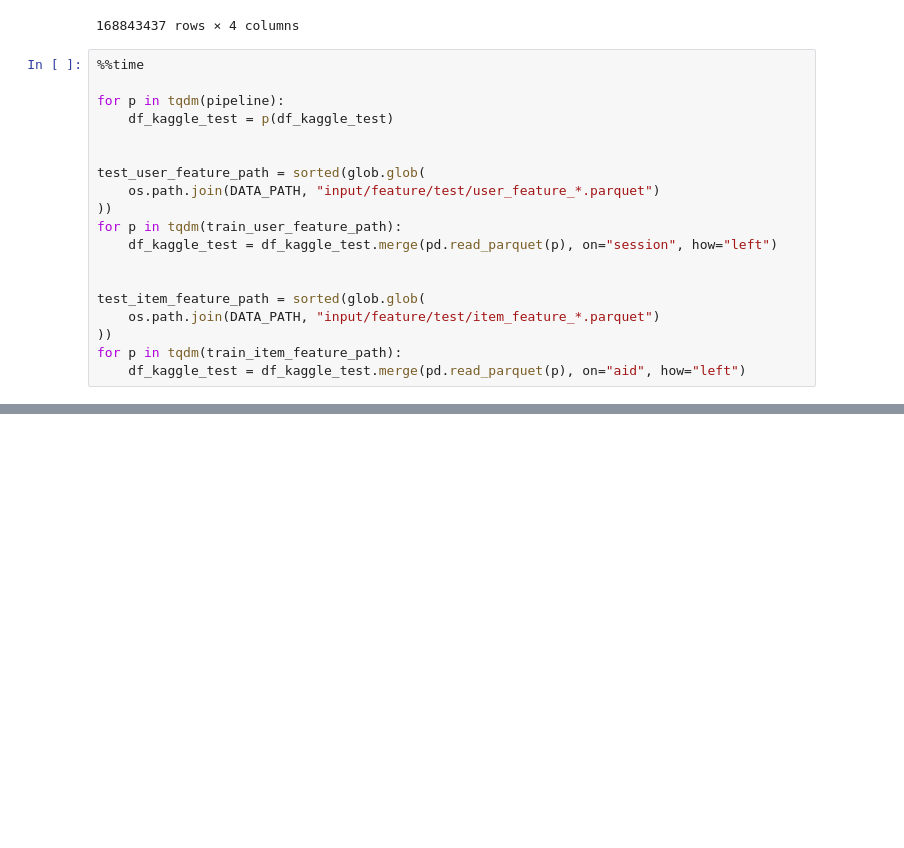
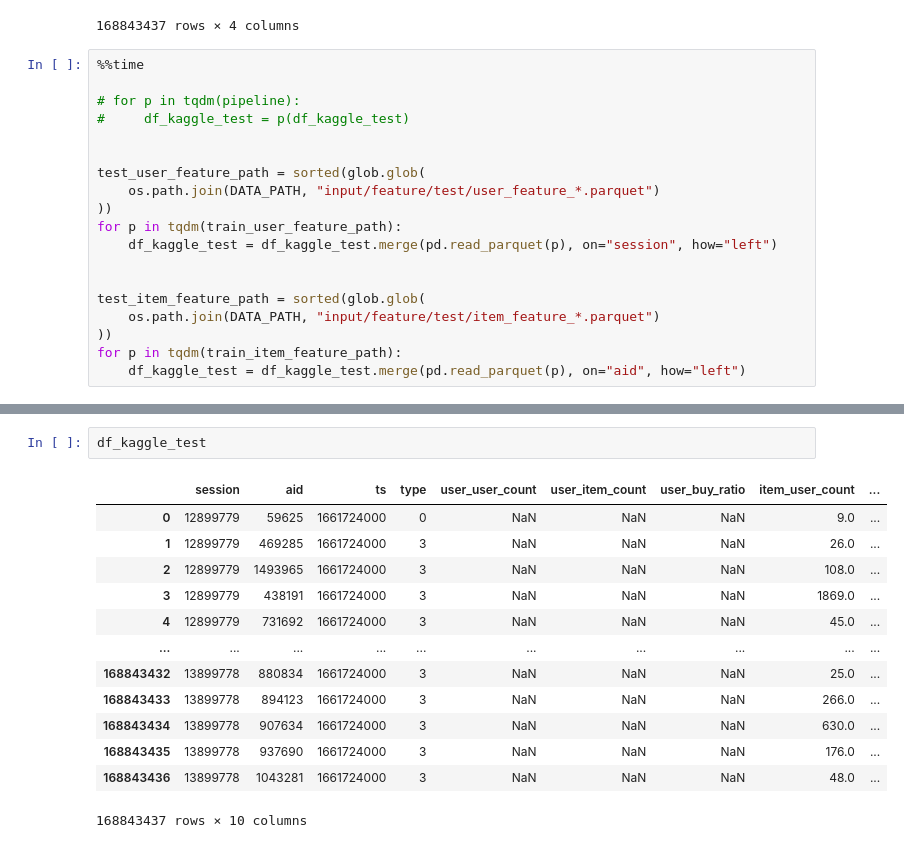
Before and after one commit to Kaggle-Competitions-Code/otto-recommender-system, a Jupyter notebook: notebook/rerank.ipynb, the cells around one changed output, grey strips where cells are left out. Saved outputs shown, nothing was run; the diff lists cells and outputs as text; blank space fills up the shorter version.

```diff
--- a/notebook/rerank.ipynb
+++ b/notebook/rerank.ipynb
@@ -471,8 +269,8 @@ df_kaggle_test
 # %%
 %%time
 
-for p in tqdm(pipeline):
-    df_kaggle_test = p(df_kaggle_test)
+# for p in tqdm(pipeline):
+#     df_kaggle_test = p(df_kaggle_test)
 
 
 test_user_feature_path = sorted(glob.glob(
@@ -493,3 +291,19 @@ Wall time: 2min 36s
+# %%
+df_kaggle_test
+# %% [output]
+|  | session | aid | ts | type | user_user_count | user_item_count | user_buy_ratio | item_user_count | ... |
+| 0 | 12899779 | 59625 | 1661724000 | 0 | NaN | NaN | NaN | 9.0 | ... |
+| 1 | 12899779 | 469285 | 1661724000 | 3 | NaN | NaN | NaN | 26.0 | ... |
+| 2 | 12899779 | 1493965 | 1661724000 | 3 | NaN | NaN | NaN | 108.0 | ... |
+| 3 | 12899779 | 438191 | 1661724000 | 3 | NaN | NaN | NaN | 1869.0 | ... |
+| 4 | 12899779 | 731692 | 1661724000 | 3 | NaN | NaN | NaN | 45.0 | ... |
+| ... | ... | ... | ... | ... | ... | ... | ... | ... | ... |
+| 168843432 | 13899778 | 880834 | 1661724000 | 3 | NaN | NaN | NaN | 25.0 | ... |
+| 168843433 | 13899778 | 894123 | 1661724000 | 3 | NaN | NaN | NaN | 266.0 | ... |
+| 168843434 | 13899778 | 907634 | 1661724000 | 3 | NaN | NaN | NaN | 630.0 | ... |
+| 168843435 | 13899778 | 937690 | 1661724000 | 3 | NaN | NaN | NaN | 176.0 | ... |
+| 168843436 | 13899778 | 1043281 | 1661724000 | 3 | NaN | NaN | NaN | 48.0 | ... |
+168843437 rows × 10 columns
 # %%
 %%time
 best_n_estimators = "20"
```
Also changed, not shown: parts of 32 cells of this notebook, 3 other files.
